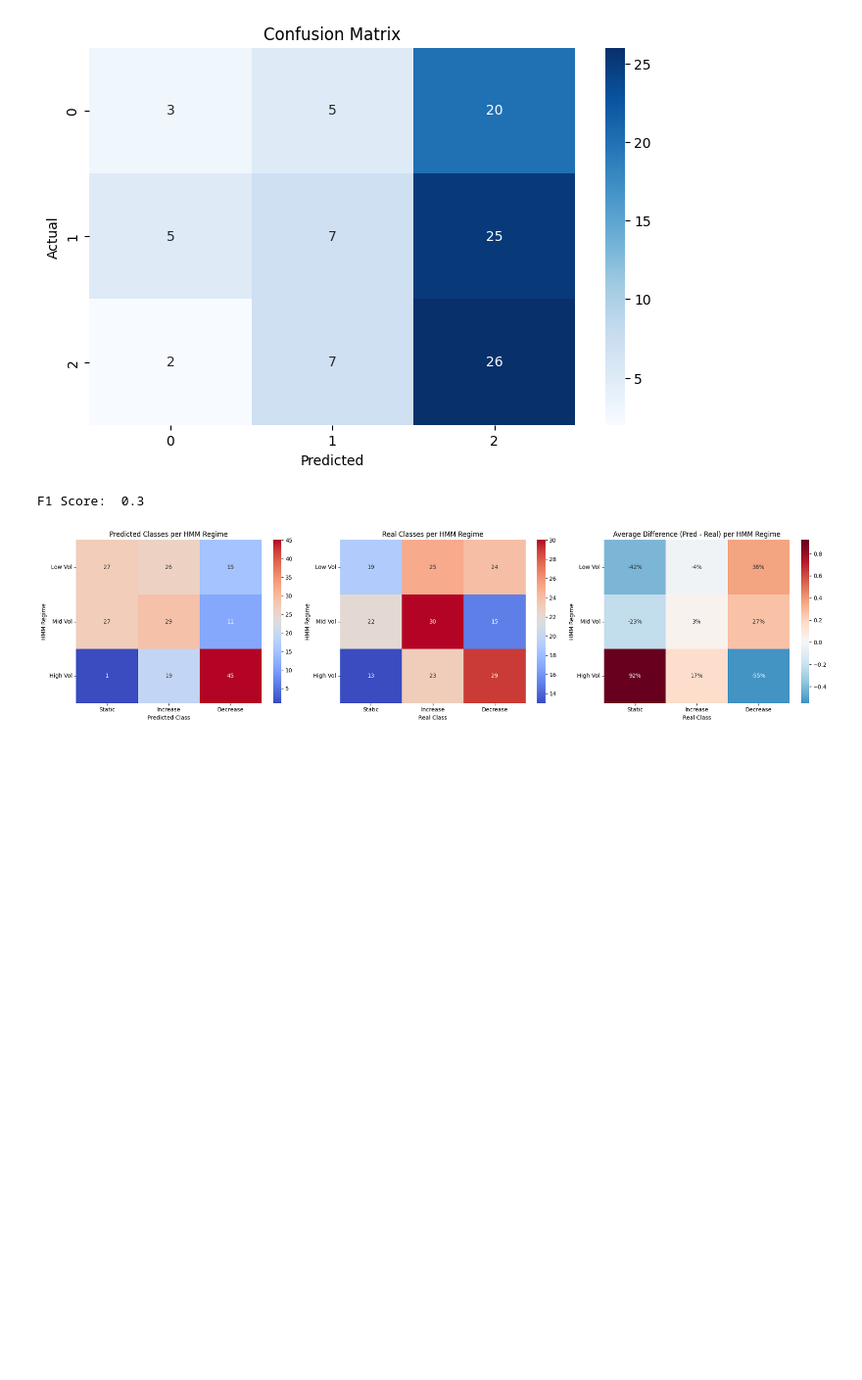
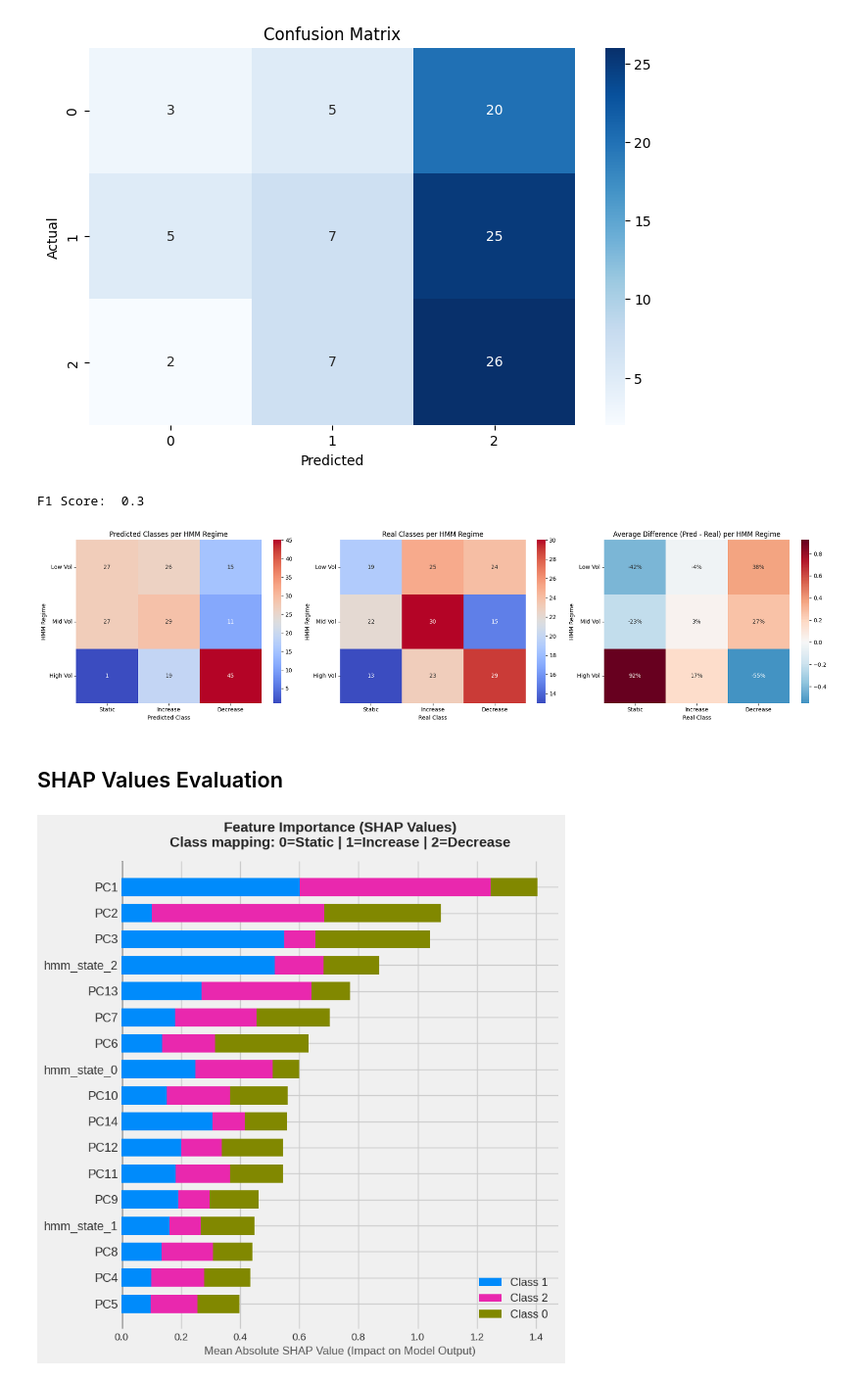
Before and after one commit to AFAcoding/Hierarchical-Regime-Aware-Stacked-Ensemble-for-Intra-day-VIX-Dynamics, a Jupyter notebook: LGBM.ipynb, the cells around one changed output. Shown at 98% size. Cells and saved outputs as stored; diff of their text form; code cells hidden in the pictures; blank space fills up the shorter version.

```diff
--- a/LGBM.ipynb
+++ b/LGBM.ipynb
@@ -738,3 +741,8 @@ plt.tight_layout()
 plt.show()
 # %% [output]
 [figure]
+# %% [markdown]
+## SHAP Values Evaluation
+# %%
+explainer = shap.TreeExplainer(model_lbm)
+shap_values = explainer.shap_values(x)
@@ -740,0 +752,31 @@ plt.show()
+# %%
+classes = [0, 1, 2]
+labels = ['Static', 'Increase', 'Decrease']
+
+plt.style.use("fivethirtyeight")
+fig, ax = plt.subplots(figsize=(11, 6))
+
+shap.summary_plot(
+    shap_values,
+    x,
+    plot_type="bar",
+    show=False
+)
+
+ax.set_title(
+    "Feature Importance (SHAP Values)\n"
+    "Class mapping: 0=Static | 1=Increase | 2=Decrease",
+    fontsize=15,
+    fontweight='bold',
+    pad=15
+)
+
+ax.set_xlabel(
+    "Mean Absolute SHAP Value (Impact on Model Output)",
+    fontsize=12
+)
+
+plt.tight_layout()
+plt.show()
+# %% [output]
+[figure, added]
```
Also changed, not shown: parts of 3 cells of this notebook.
